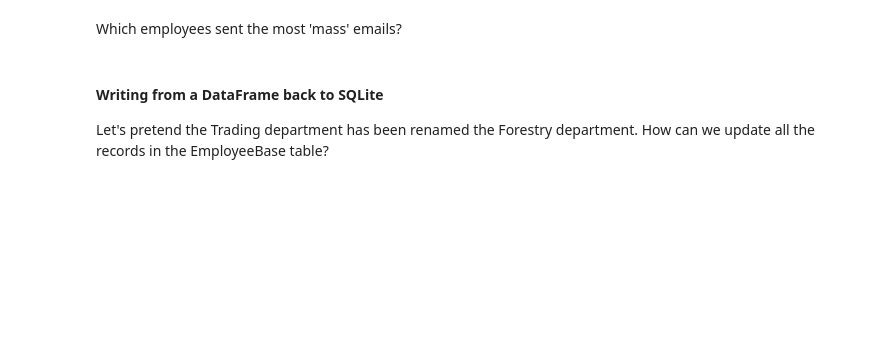
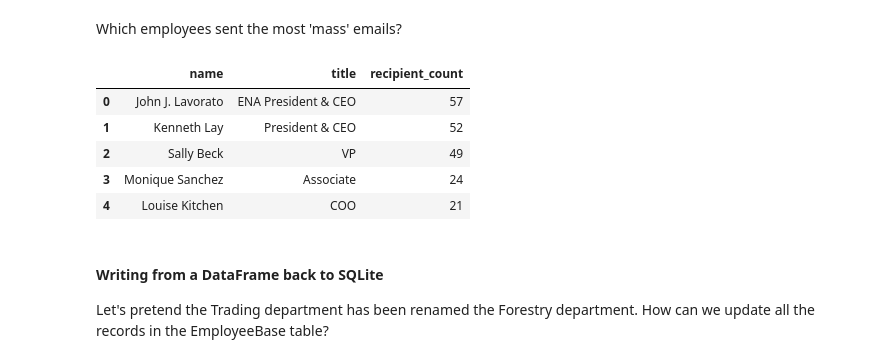
Before and after one commit to derekh34/DAT_SF_18, a Jupyter notebook: labs/lab_18/lab_18_SQL_NoSQL.ipynb, the cells around one changed output. Drawn from its saved outputs; the diff is of its cells as text; code cells hidden in the pictures; blank space fills up the shorter version.

```diff
--- a/labs/lab_18/lab_18_SQL_NoSQL.ipynb
+++ b/labs/lab_18/lab_18_SQL_NoSQL.ipynb
@@ -560,11 +579,18 @@ emails
 # %% [markdown]
 Which employees sent the most 'mass' emails?
 # %%
-sql.read_frame('SELECT name, title, MAX(rno) AS recipient_count \
+sql.read_sql('SELECT name, title, MAX(rno) AS recipient_count \
                 FROM EmployeeBase \
                 JOIN MessageBase ON eid = from_eid \
                 JOIN RecipientBase USING(mid) \
                 GROUP BY name, title ORDER BY recipient_count DESC LIMIT 5', conn)
+# %% [output]
+|  | name | title | recipient_count |
+| 0 | John J. Lavorato | ENA President & CEO | 57 |
+| 1 | Kenneth Lay | President & CEO | 52 |
+| 2 | Sally Beck | VP | 49 |
+| 3 | Monique Sanchez | Associate | 24 |
+| 4 | Louise Kitchen | COO | 21 |
 # %% [markdown]
 #### Writing from a DataFrame back to SQLite
 Let's pretend the Trading department has been renamed the Forestry department.  How can we update all the records in the EmployeeBase table?
```
Also changed, not shown: parts of 6 cells of this notebook.
